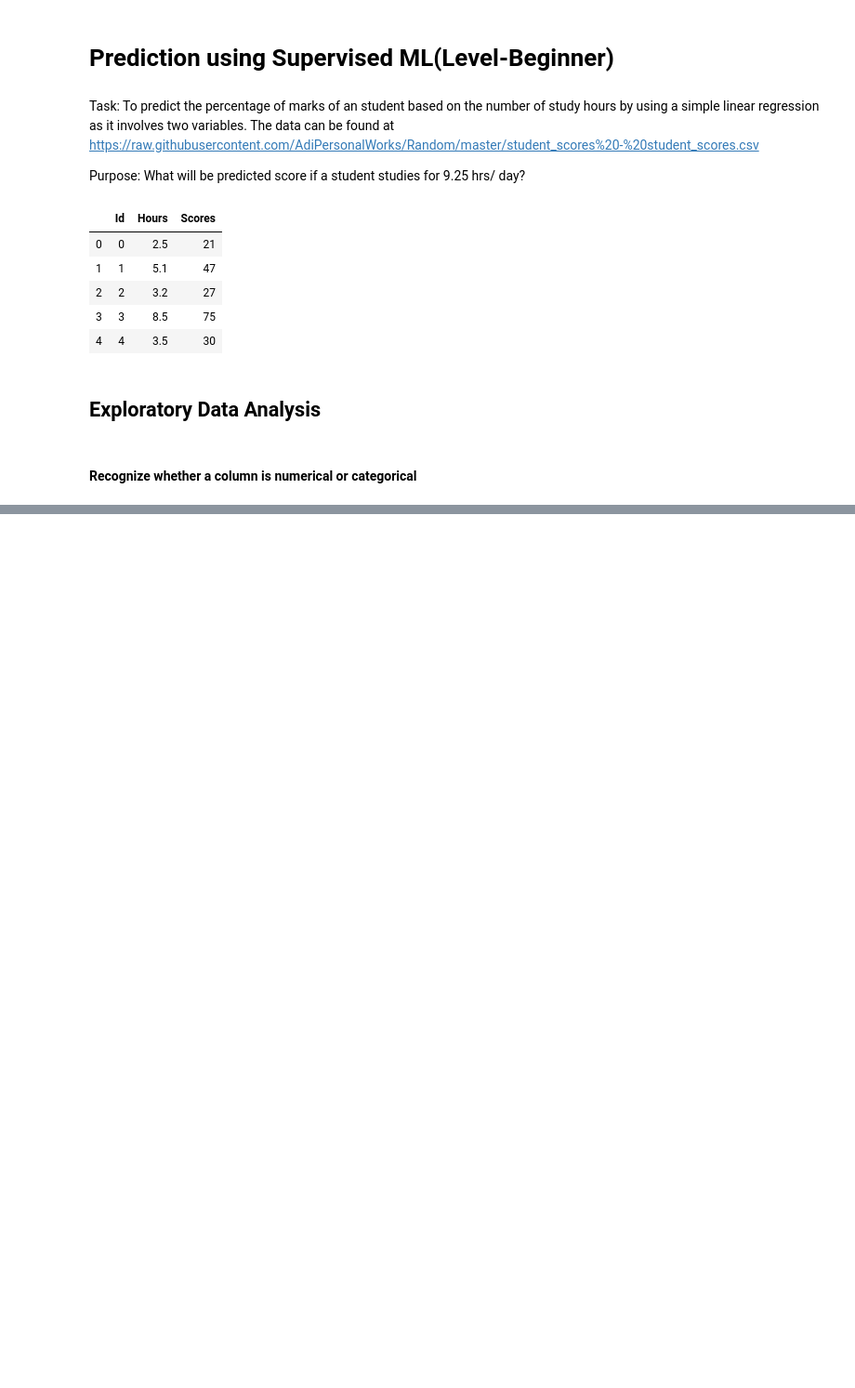
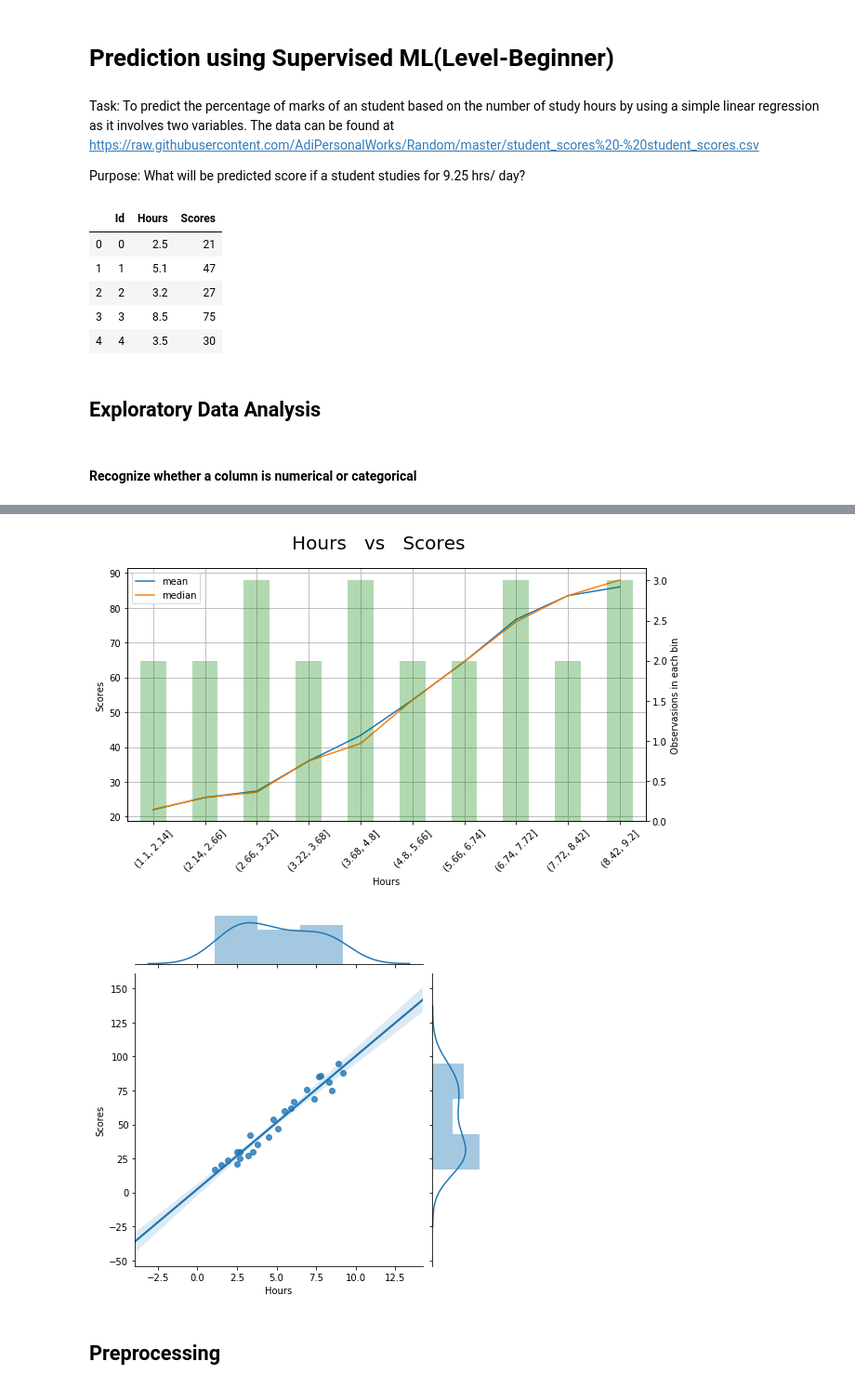
Before and after one commit to gympohnpimol/The-Sparks-Foundation, a Jupyter notebook: Task2/Prediction using Supervised ML.ipynb, the cells around one changed output, grey strips where cells are left out. Shown: that part at 93% size. Saved outputs shown, nothing was run; the diff lists cells and outputs as text; code cells hidden in the pictures; blank space fills up the shorter version.

```diff
--- a/Task2/Prediction using Supervised ML.ipynb
+++ b/Task2/Prediction using Supervised ML.ipynb
@@ -47,0 +129,25 @@ def utils_recognize_type(df, col, max_cat=20):
+# %%
+x, y = 'Hours', 'Scores'
+
+## Bin plot
+df_noNan = df[df[x].notnull()]
+breaks = np.quantile(df_noNan[x], q=np.linspace(0, 1, 11))
+groups = df_noNan.groupby([pd.cut(df_noNan[x], bins=breaks,
+                         duplicates='drop')])[y].agg(['mean', 'median', 'size'])
+fig, ax = plt.subplots(figsize=(10,5))
+fig.suptitle(x+'   vs   '+y, fontsize=20)
+groups[['mean', 'median']].plot(kind='line', ax=ax)
+groups['size'].plot(kind='bar', ax=ax, rot=45, secondary_y=True,
+                   color='green', alpha=0.3, grid=True)
+ax.set(ylabel=y)
+ax.right_ax.set_ylabel('Observasions in each bin')
+plt.show()
+
+## Scatter plot
+sns.jointplot(x=x, y=y, data=df, dropna=True, kind='reg')
+plt.show()
+# %% [output]
+[figure, added]
+[figure, added]
+# %% [markdown]
+## Preprocessing
```
Also changed, not shown: parts of 9 cells of this notebook.
